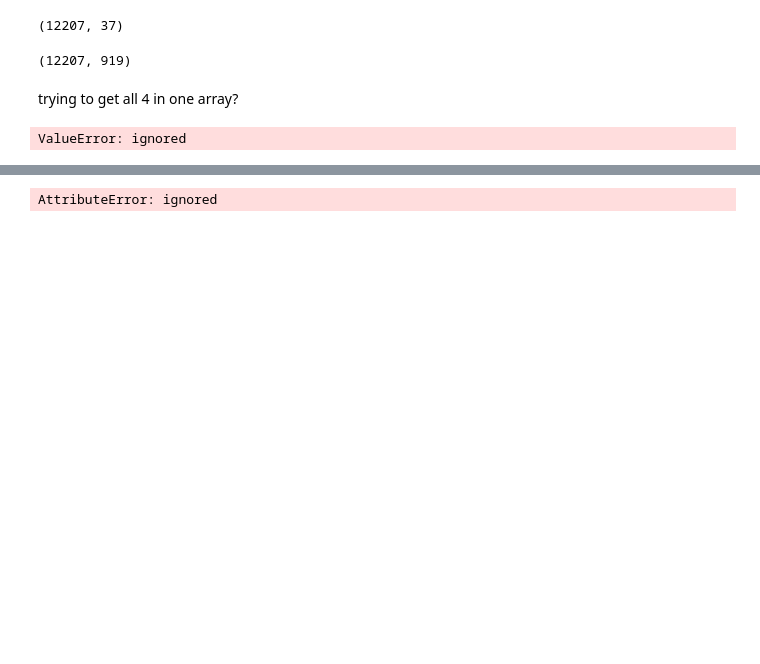
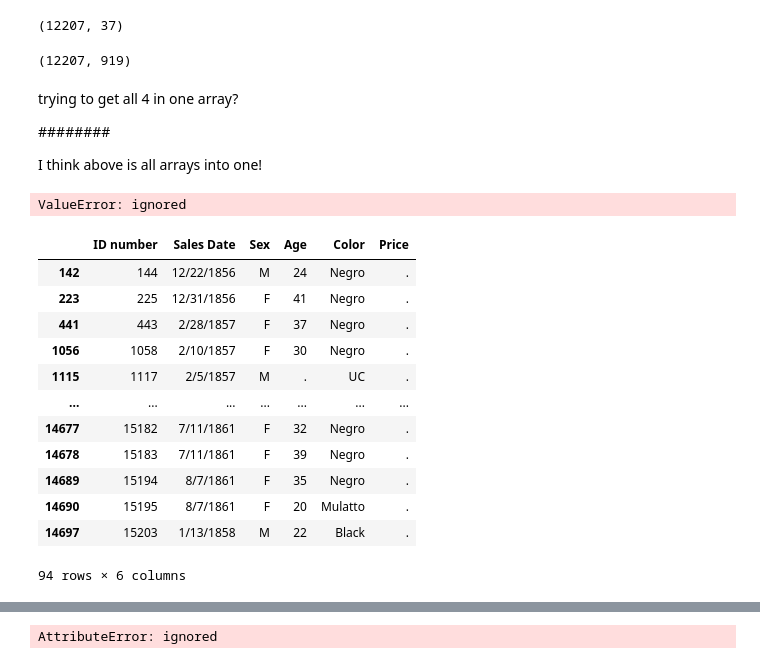
Before and after one commit to trmckibben/CalomirisPritchett_data, a Jupyter notebook: narrowing.ipynb, the cells around one changed output, grey strips where cells are left out. Drawn from its saved outputs; the diff is of its cells as text; code cells hidden in the pictures; blank space fills up the shorter version.

```diff
--- a/narrowing.ipynb
+++ b/narrowing.ipynb
@@ -200,8 +223,28 @@ com3.shape
 (12207, 919)
 # %% [markdown]
 trying to get all 4 in one array?
+
+########
+
+I think above is all arrays into one!
 # %%
 array4 = np.array([[sexbi],[colorbi],[agebi],[pricebi]])
 array4
 # %% [output]
 ValueError: ignored
+# %%
+dataless[dataless['Price'] == '.'] #There are 94 without a price! These will need to be removed!
+# %% [output]
+|  | ID number | Sales Date | Sex | Age | Color | Price |
+| 142 | 144 | 12/22/1856 | M | 24 | Negro | . |
+| 223 | 225 | 12/31/1856 | F | 41 | Negro | . |
+| 441 | 443 | 2/28/1857 | F | 37 | Negro | . |
+| 1056 | 1058 | 2/10/1857 | F | 30 | Negro | . |
+| 1115 | 1117 | 2/5/1857 | M | . | UC | . |
+| ... | ... | ... | ... | ... | ... | ... |
+| 14677 | 15182 | 7/11/1861 | F | 32 | Negro | . |
+| 14678 | 15183 | 7/11/1861 | F | 39 | Negro | . |
+| 14689 | 15194 | 8/7/1861 | F | 35 | Negro | . |
+| 14690 | 15195 | 8/7/1861 | F | 20 | Mulatto | . |
+| 14697 | 15203 | 1/13/1858 | M | 22 | Black | . |
+94 rows × 6 columns
```
Also changed, not shown: parts of 7 cells of this notebook.
